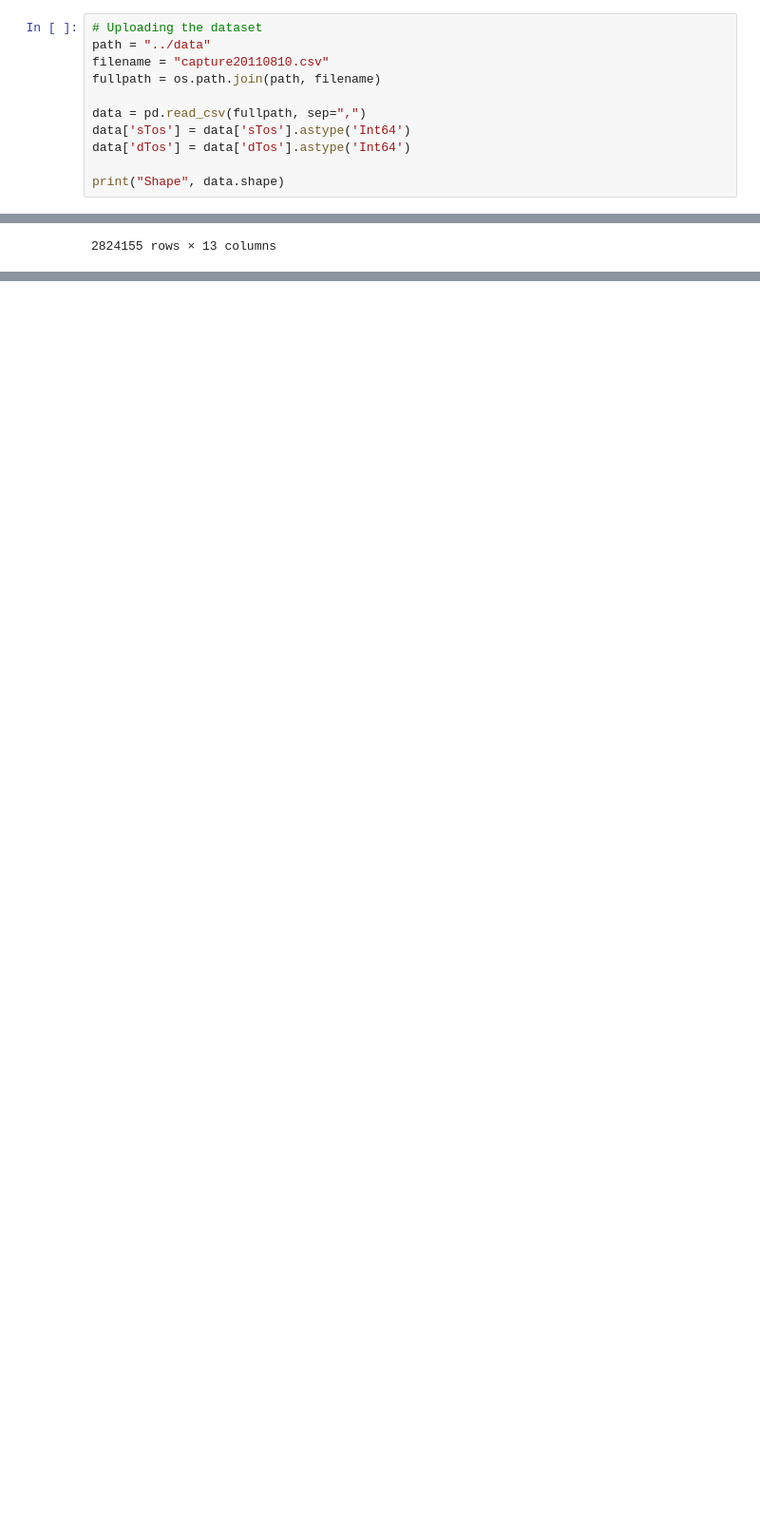
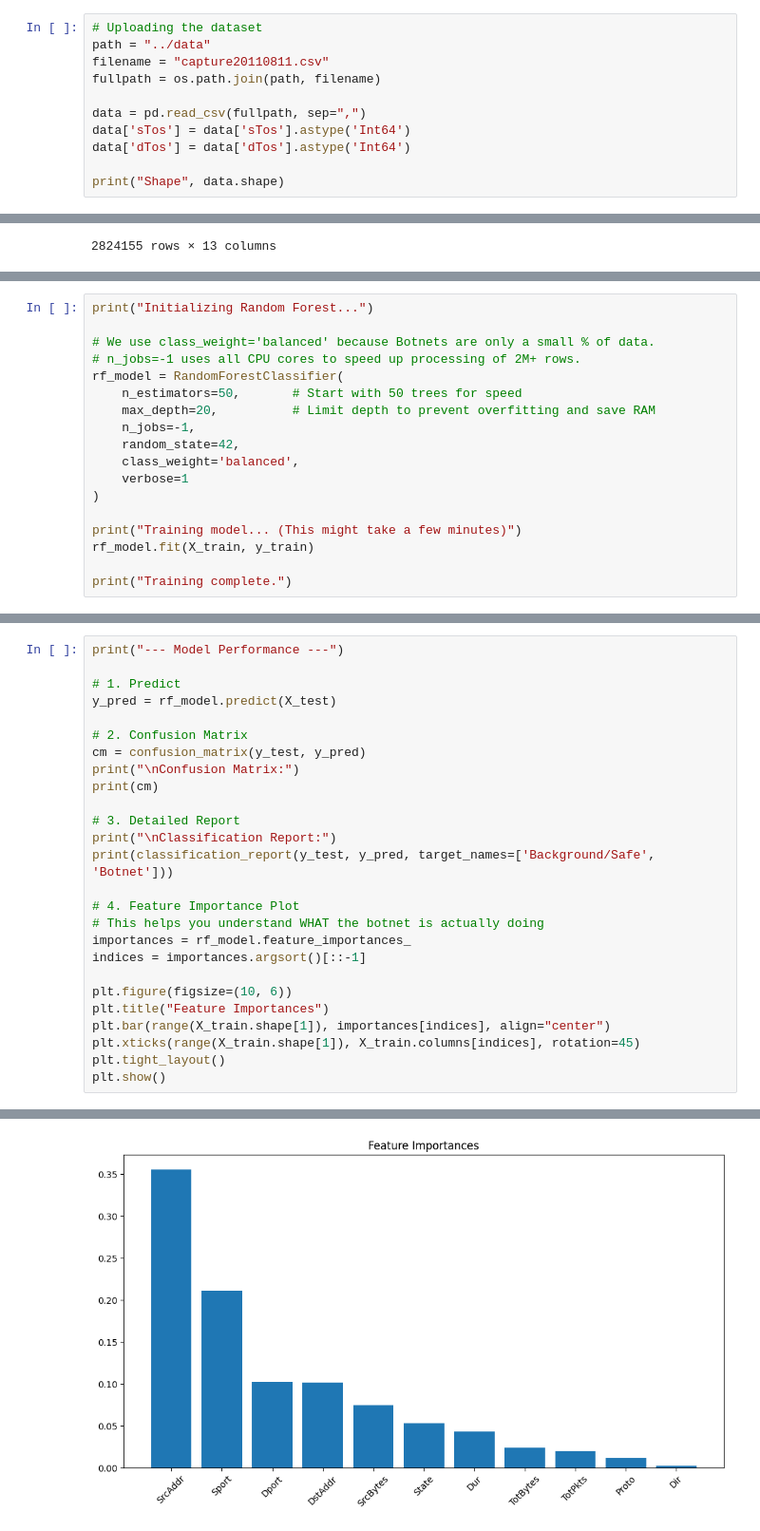
Before and after one commit to gabb-OS/botnet-detection, a Jupyter notebook: src/cleaning.ipynb, the cells around one changed output, grey strips where cells are left out. Shown at 95% size. Cells and saved outputs as stored; diff of their text form; blank space fills up the shorter version.

Commit message:
feat(frequency-encoding): add random forest and frequency encoding (WIP)

```diff
--- a/src/cleaning.ipynb
+++ b/src/cleaning.ipynb
@@ -9,7 +15,7 @@ import os
 # %%
 # Uploading the dataset
 path = "../data"
-filename = "capture20110810.csv"
+filename = "capture20110811.csv"
 fullpath = os.path.join(path, filename)
 
 data = pd.read_csv(fullpath, sep=",")
@@ -171,0 +258,18 @@ data
+# %%
+print("Initializing Random Forest...")
+
+# We use class_weight='balanced' because Botnets are only a small % of data.
+# n_jobs=-1 uses all CPU cores to speed up processing of 2M+ rows.
+rf_model = RandomForestClassifier(
+    n_estimators=50,       # Start with 50 trees for speed
+    max_depth=20,          # Limit depth to prevent overfitting and save RAM
+    n_jobs=-1,
+    random_state=42,
+    class_weight='balanced',
+    verbose=1
+)
+
+print("Training model... (This might take a few minutes)")
+rf_model.fit(X_train, y_train)
+
+print("Training complete.")
@@ -171,0 +283,27 @@ data
+# %%
+print("--- Model Performance ---")
+
+# 1. Predict
+y_pred = rf_model.predict(X_test)
+
+# 2. Confusion Matrix
+cm = confusion_matrix(y_test, y_pred)
+print("\nConfusion Matrix:")
+print(cm)
+
+# 3. Detailed Report
+print("\nClassification Report:")
+print(classification_report(y_test, y_pred, target_names=['Background/Safe', 'Botnet']))
+
+# 4. Feature Importance Plot
+# This helps you understand WHAT the botnet is actually doing
+importances = rf_model.feature_importances_
+indices = importances.argsort()[::-1]
+
+plt.figure(figsize=(10, 6))
+plt.title("Feature Importances")
+plt.bar(range(X_train.shape[1]), importances[indices], align="center")
+plt.xticks(range(X_train.shape[1]), X_train.columns[indices], rotation=45)
+plt.tight_layout()
+plt.show()
+# %% [output]
@@ -171,0 +327 @@ data
+[figure, added]
```
Also changed, not shown: parts of 6 cells of this notebook.
